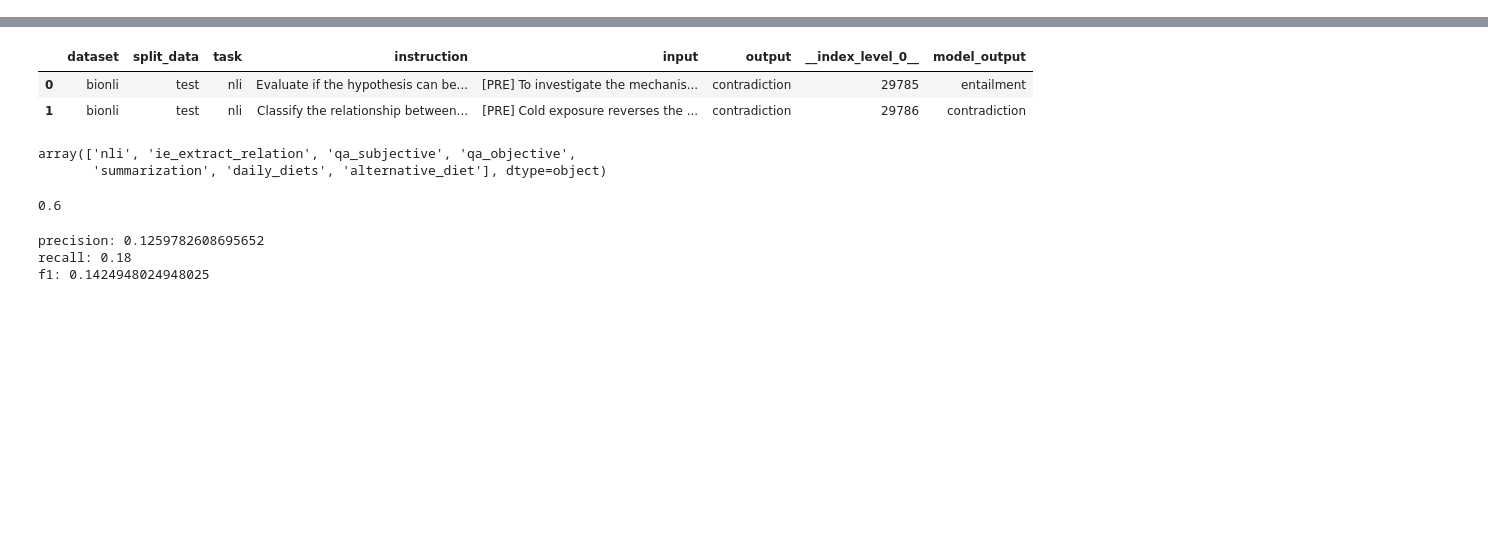
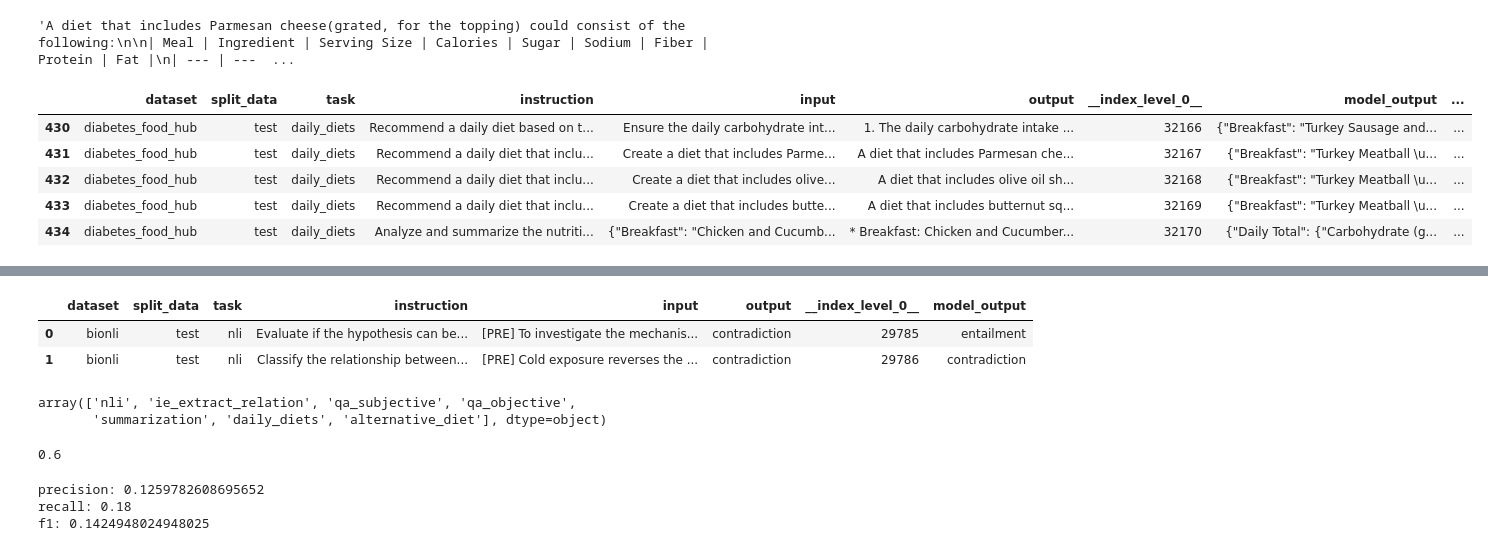
Before and after one commit to HwangIsAce/llm_for_diabetes, a Jupyter notebook: src/model/performance_analysis.ipynb, the cells around one changed output, grey strips where cells are left out. Cells and saved outputs as stored; diff of their text form; code cells hidden in the pictures; blank space fills up the shorter version.

Commit message:
refactor: Refactor data preprocessing pipeline to improve performance for data1

```diff
--- a/src/model/performance_analysis.ipynb
+++ b/src/model/performance_analysis.ipynb
@@ -0,0 +49,30 @@
+# %%
+FastLanguageModel.for_inference(model) # Enable native 2x faster inference
+
+# alpaca_prompt = You MUST copy from above!
+alpaca_prompt = """Below is an instruction that describes a task, paired with an input that provides further context. Write a response that appropriately completes the request.
+
+### Instruction:
+{}
+
+### Input:
+{}
+
+### Response:
+{}"""
+
+
+inputs = tokenizer(
+[
+    alpaca_prompt.format(
+        "Recommend a daily diet that includes a specific ingredient.",
+
+        "Create a diet that includes baby bok choy(roots trimmed and roughly chopped).",
+
+        "", # output - leave this blank for generation!
+    )
+], return_tensors = "pt").to("cuda")
+
+from transformers import TextStreamer
+text_streamer = TextStreamer(tokenizer)
+_ = model.generate(**inputs, streamer = text_streamer, max_new_tokens = 2048)
@@ -0,0 +172,13 @@
+# %%
+df['output'].iloc[1]
+# %% [output]
+'A diet that includes Parmesan cheese(grated, for the topping) could consist of the following:\n\n| Meal | Ingredient | Serving Size | Calories | Sugar | Sodium | Fiber | Protein | Fat |\n| --- | ---  ...
+# %%
+df.head()
+# %% [output]
+|  | dataset | split_data | task | instruction | input | output | __index_level_0__ | model_output | ... |
+| 430 | diabetes_food_hub | test | daily_diets | Recommend a daily diet based on t... | Ensure the daily carbohydrate int... | 1. The daily carbohydrate intake ... | 32166 | {"Breakfast": "Turkey Sausage and... | ... |
+| 431 | diabetes_food_hub | test | daily_diets | Recommend a daily diet that inclu... | Create a diet that includes Parme... | A diet that includes Parmesan che... | 32167 | {"Breakfast": "Turkey Meatball \u... | ... |
+| 432 | diabetes_food_hub | test | daily_diets | Recommend a daily diet that inclu... | Create a diet that includes olive... | A diet that includes olive oil sh... | 32168 | {"Breakfast": "Turkey Meatball \u... | ... |
+| 433 | diabetes_food_hub | test | daily_diets | Recommend a daily diet that inclu... | Create a diet that includes butte... | A diet that includes butternut sq... | 32169 | {"Breakfast": "Turkey Meatball \u... | ... |
+| 434 | diabetes_food_hub | test | daily_diets | Analyze and summarize the nutriti... | {"Breakfast": "Chicken and Cucumb... | * Breakfast: Chicken and Cucumber... | 32170 | {"Daily Total": {"Carbohydrate (g... | ... |
```
Also changed, not shown: parts of 4 cells of this notebook, 1 other file.
